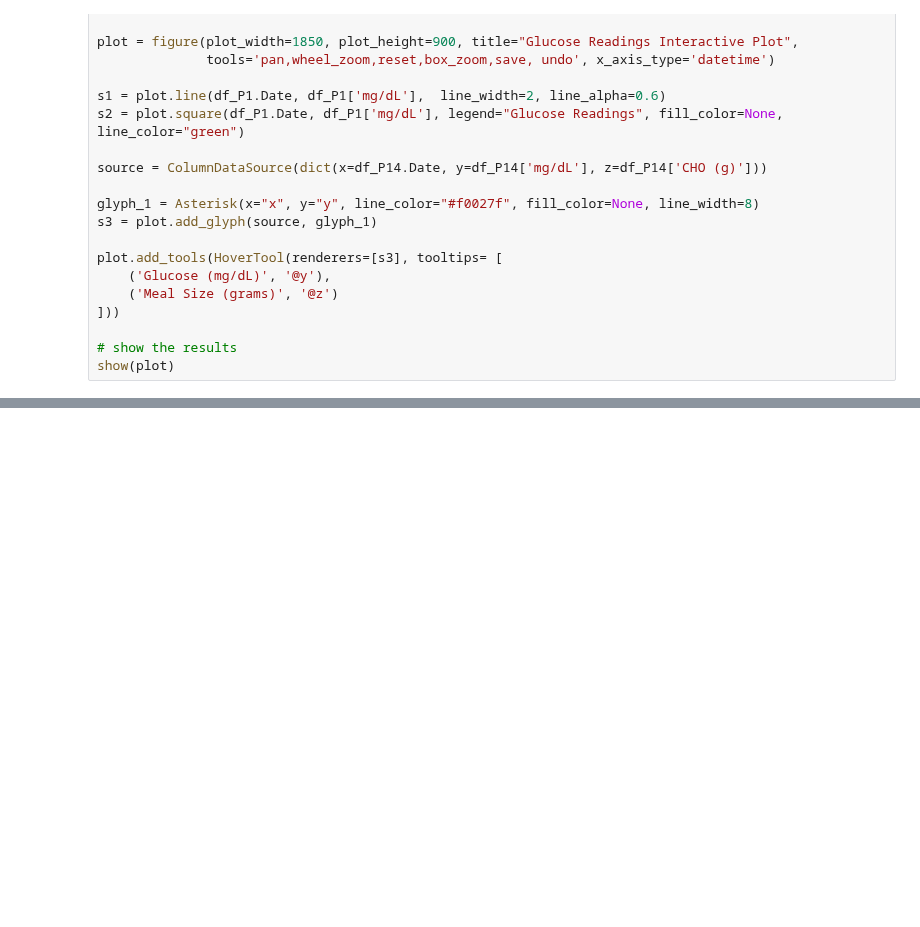
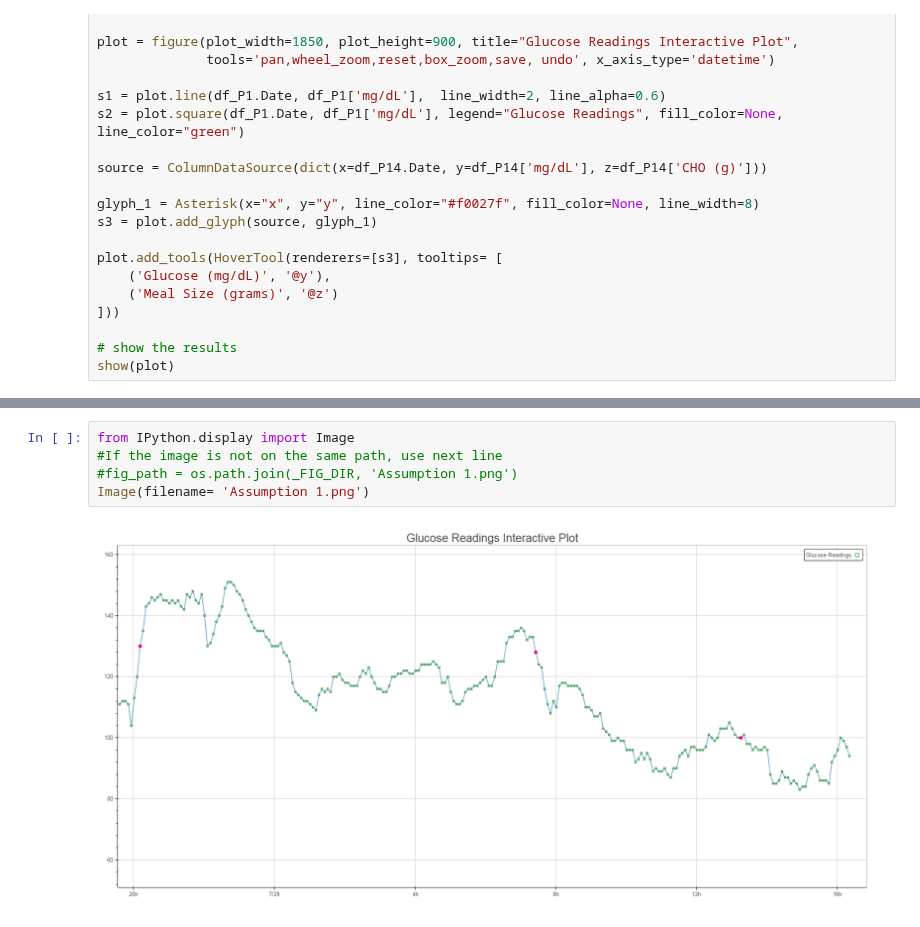
Before and after one commit to SalChem/Diabetic-Project, a Jupyter notebook: Smoothing and Filtering.ipynb, the cells around one changed output, grey strips where cells are left out. Cells and saved outputs as stored; diff of their text form; blank space fills up the shorter version.

```diff
--- a/Smoothing and Filtering.ipynb
+++ b/Smoothing and Filtering.ipynb
@@ -215,0 +222,7 @@ show(plot)
+# %%
+from IPython.display import Image
+#If the image is not on the same path, use next line
+#fig_path = os.path.join(_FIG_DIR, 'Assumption 1.png')
+Image(filename= 'Assumption 1.png')
+# %% [output]
+[figure, added]
```
Also changed, not shown: parts of 4 cells of this notebook.
